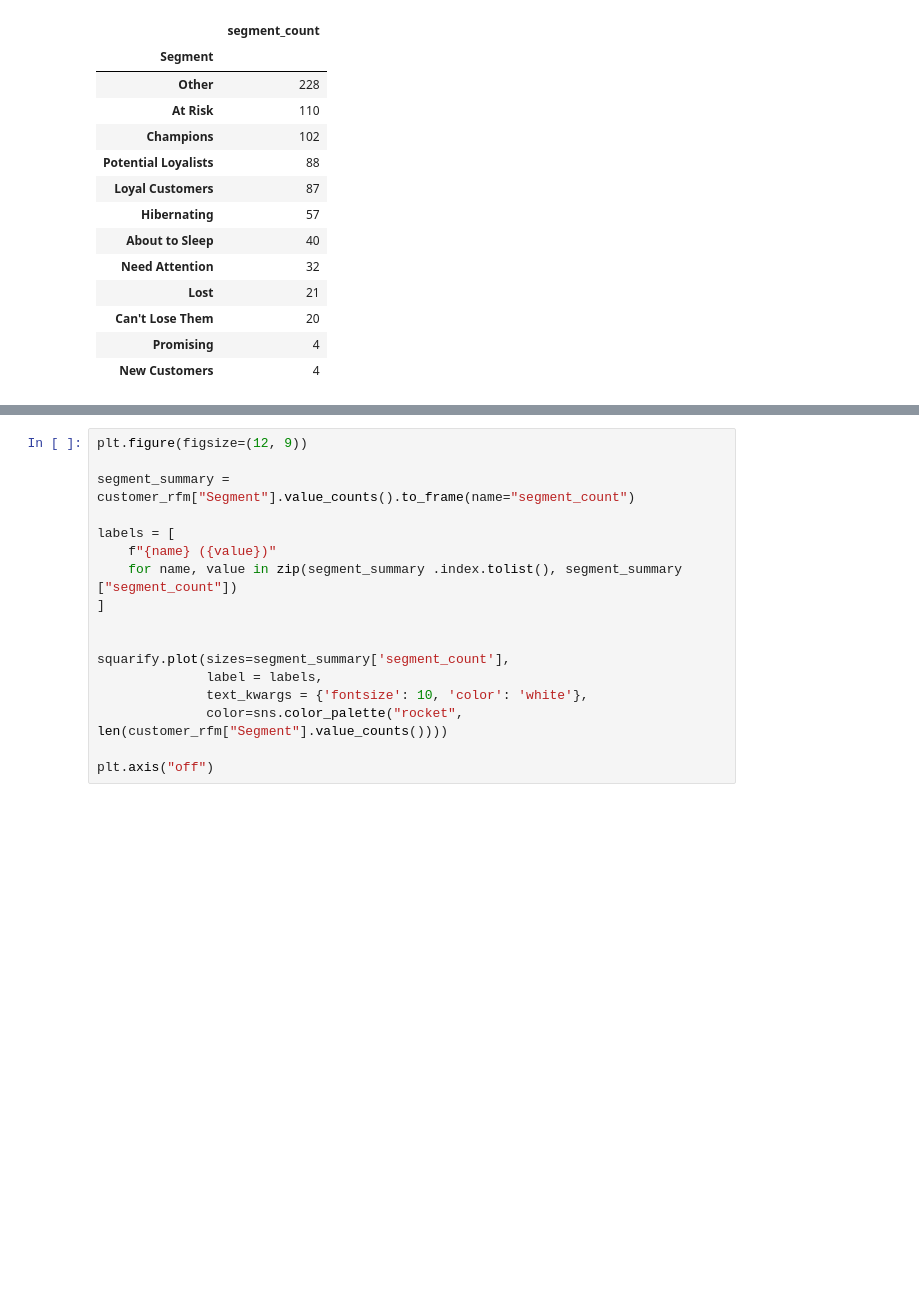
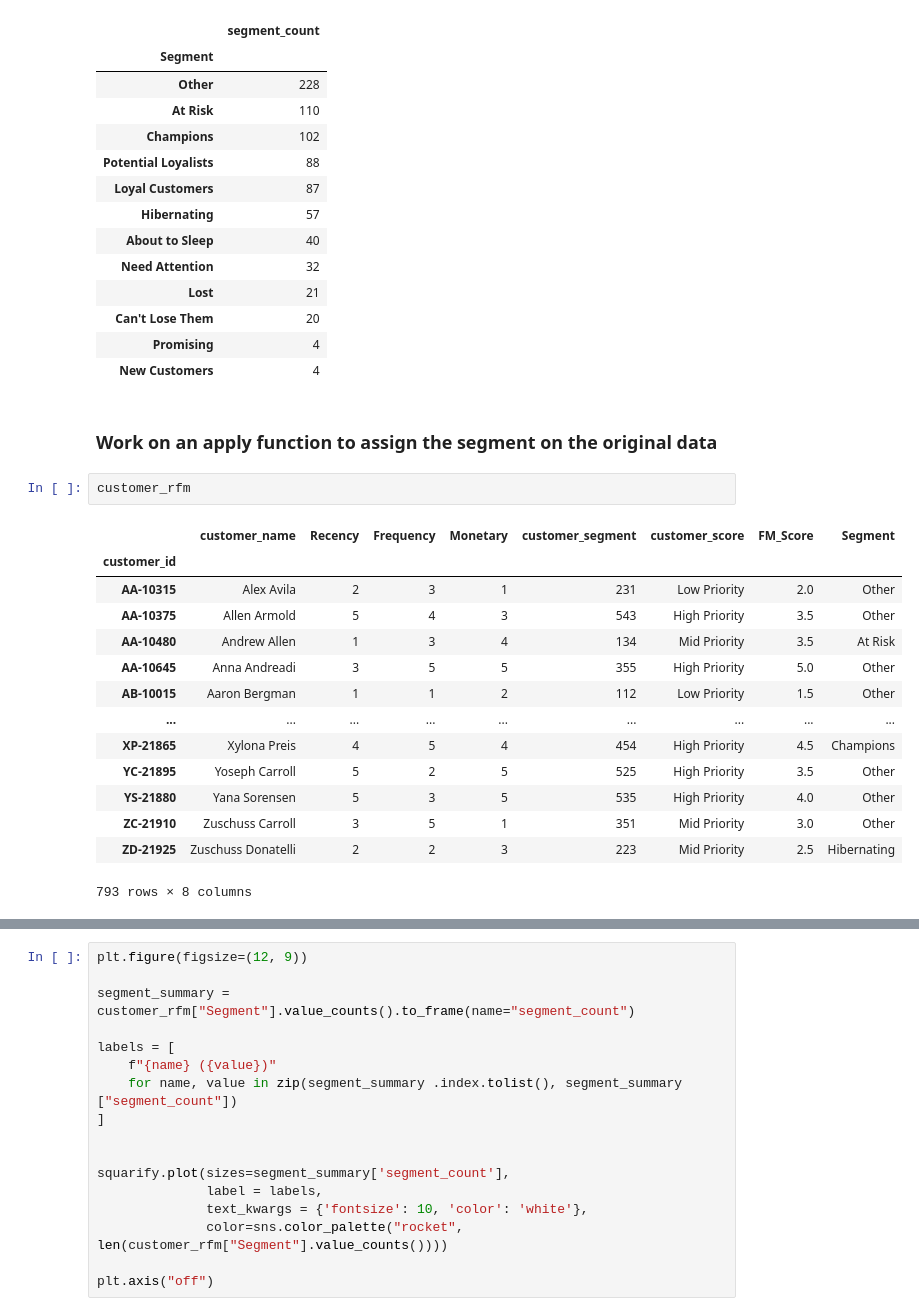
Before and after one commit to Reyal335/Superstore-Sales-Dashboard, a Jupyter notebook: notebooks/Z0_RFM_analysis.ipynb, the cells around one changed output, grey strips where cells are left out. Saved outputs shown, nothing was run; the diff lists cells and outputs as text; blank space fills up the shorter version.

```diff
--- a/notebooks/Z0_RFM_analysis.ipynb
+++ b/notebooks/Z0_RFM_analysis.ipynb
@@ -263,3 +263,22 @@ segment_sumamry
 | Can't Lose Them | 20 |
 | Promising | 4 |
 | New Customers | 4 |
+# %% [markdown]
+### Work on an apply function to assign the segment on the original data
+# %%
+customer_rfm
+# %% [output]
+|  | customer_name | Recency | Frequency | Monetary | customer_segment | customer_score | FM_Score | Segment |
+| customer_id |  |  |  |  |  |  |  |  |
+| AA-10315 | Alex Avila | 2 | 3 | 1 | 231 | Low Priority | 2.0 | Other |
+| AA-10375 | Allen Armold | 5 | 4 | 3 | 543 | High Priority | 3.5 | Other |
+| AA-10480 | Andrew Allen | 1 | 3 | 4 | 134 | Mid Priority | 3.5 | At Risk |
+| AA-10645 | Anna Andreadi | 3 | 5 | 5 | 355 | High Priority | 5.0 | Other |
+| AB-10015 | Aaron Bergman | 1 | 1 | 2 | 112 | Low Priority | 1.5 | Other |
+| ... | ... | ... | ... | ... | ... | ... | ... | ... |
+| XP-21865 | Xylona Preis | 4 | 5 | 4 | 454 | High Priority | 4.5 | Champions |
+| YC-21895 | Yoseph Carroll | 5 | 2 | 5 | 525 | High Priority | 3.5 | Other |
+| YS-21880 | Yana Sorensen | 5 | 3 | 5 | 535 | High Priority | 4.0 | Other |
+| ZC-21910 | Zuschuss Carroll | 3 | 5 | 1 | 351 | Mid Priority | 3.0 | Other |
+| ZD-21925 | Zuschuss Donatelli | 2 | 2 | 3 | 223 | Mid Priority | 2.5 | Hibernating |
+793 rows × 8 columns
```
Also changed, not shown: parts of 1 cell of this notebook.
